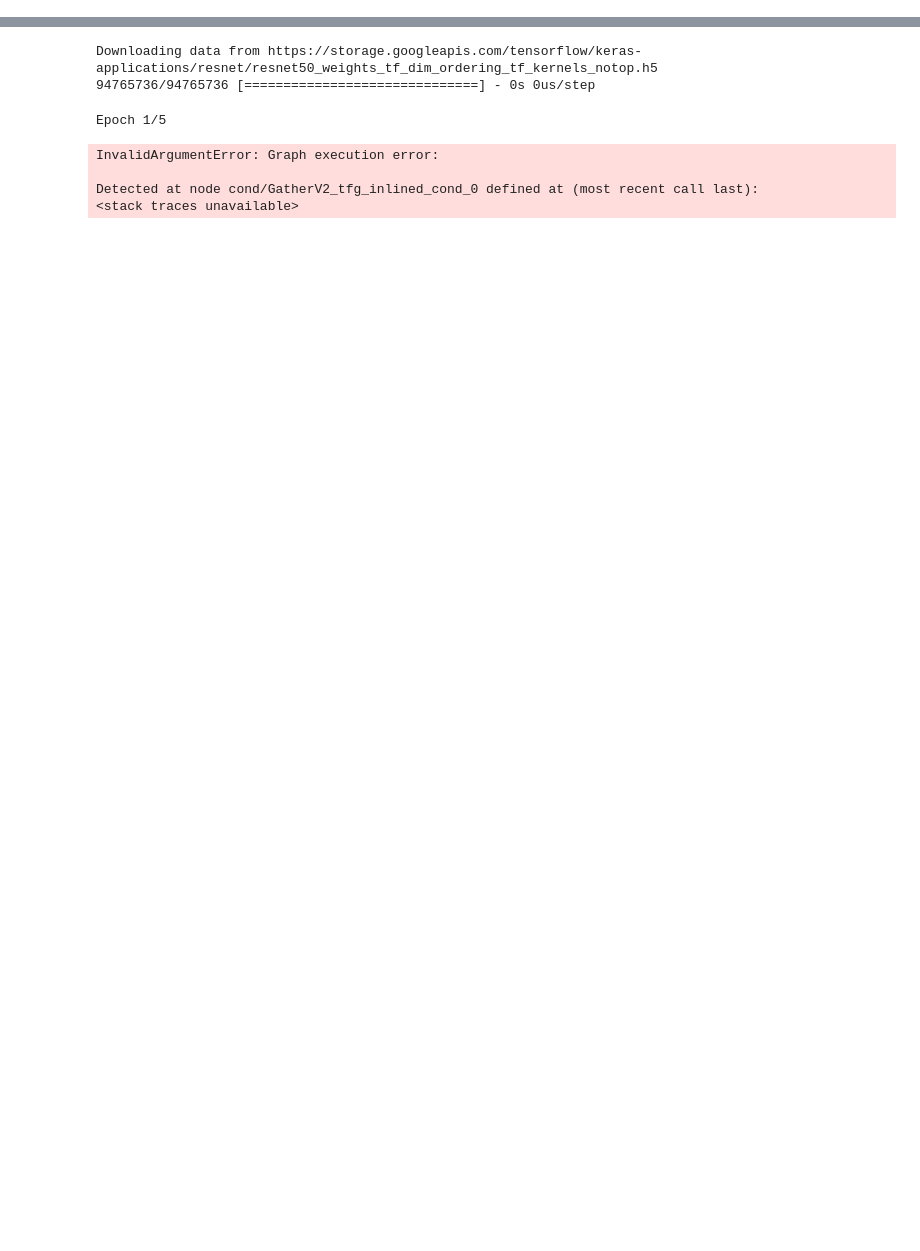
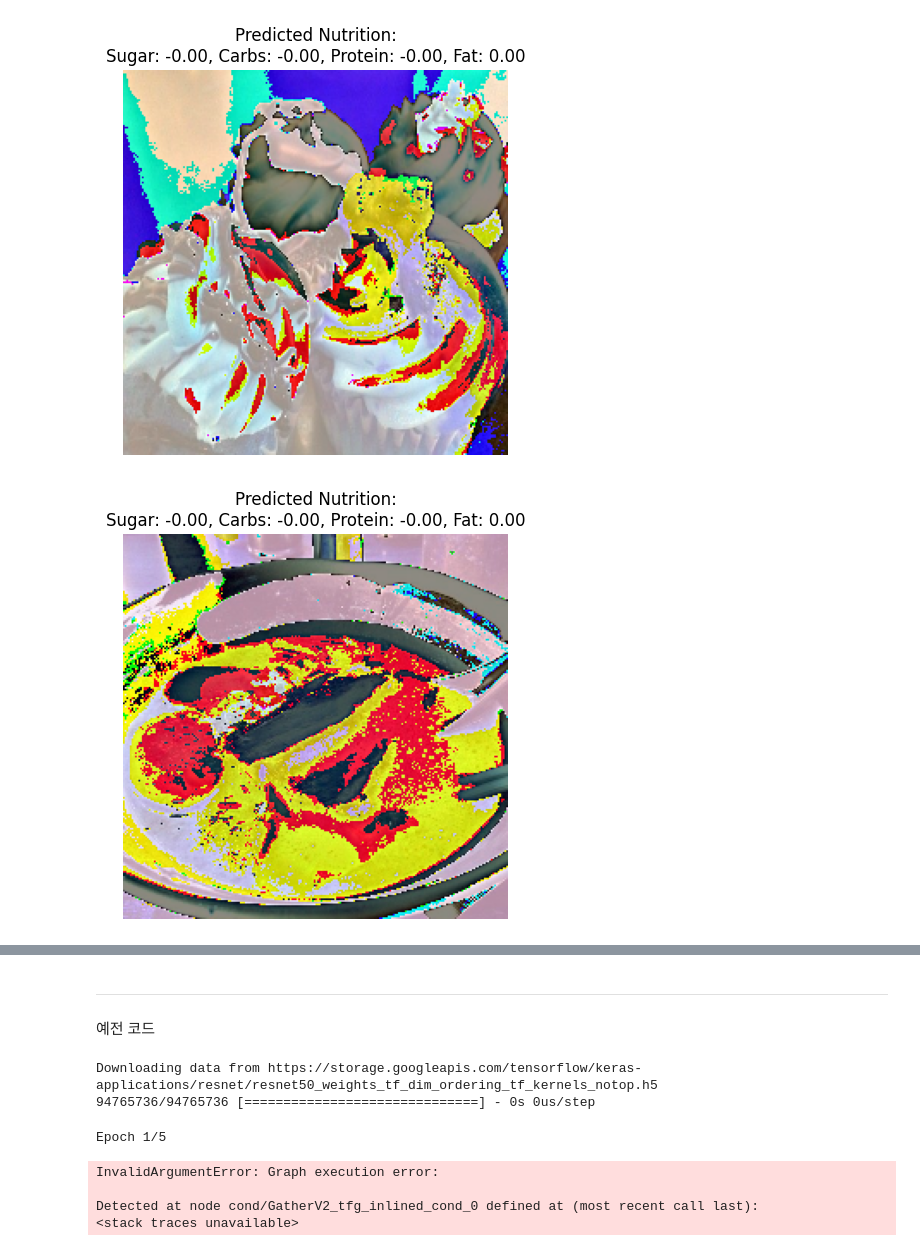
Before and after one commit to minzee09/food-nutrition-image-recognizer-AI, a Jupyter notebook: resnet_food_nutrition.ipynb, the cells around one changed output, grey strips where cells are left out. Drawn from its saved outputs; the diff is of its cells as text; code cells hidden in the pictures; blank space fills up the shorter version.

```diff
--- a/resnet_food_nutrition.ipynb
+++ b/resnet_food_nutrition.ipynb
@@ -9,0 +47,10 @@ food101_dataset = tfds.load('food101', split='train', as_supervised=True)
+# %%
+# ResNet50 모델 로드 및 커스터마이즈
+resnet_model = ResNet50(weights='imagenet', include_top=False, input_shape=(224, 224, 3))
+
+model = tf.keras.Sequential([
+    resnet_model,
+    tf.keras.layers.GlobalAveragePooling2D(),
+    tf.keras.layers.Dense(128, activation='relu'),
+    tf.keras.layers.Dense(4)
+])
@@ -9,0 +60,8 @@ food101_dataset = tfds.load('food101', split='train', as_supervised=True)
+# %%
+# 모델 컴파일
+model.compile(optimizer='adam',
+              loss='mean_squared_error',
+              metrics=['accuracy'])
+# %%
+# 모델 학습
+model.fit(food101_dataset, epochs=5)
@@ -9,0 +122,27 @@ food101_dataset = tfds.load('food101', split='train', as_supervised=True)
+# %%
+#시각화
+import matplotlib.pyplot as plt
+
+# 테스트 데이터셋 로드 및 전처리
+food101_test_dataset = tfds.load('food101', split='validation', as_supervised=True)
+food101_test_dataset = food101_test_dataset.map(preprocess_and_map, num_parallel_calls=tf.data.experimental.AUTOTUNE)
+food101_test_dataset = food101_test_dataset.batch(batch_size).prefetch(tf.data.experimental.AUTOTUNE)
+
+# 샘플 이미지와 예측된 영양 성분 정보를 출력
+def plot_image_and_nutrition(image, true_nutrition, predicted_nutrition):
+    plt.figure(figsize=(5, 5))
+    plt.imshow(image)
+    plt.axis('off')
+    plt.title("Predicted Nutrition:\nSugar: {:.2f}, Carbs: {:.2f}, Protein: {:.2f}, Fat: {:.2f}".format(
+        predicted_nutrition[0], predicted_nutrition[1], predicted_nutrition[2], predicted_nutrition[3]))
+    plt.show()
+
+# 모델 평가 및 예측 결과 출력
+for images, true_nutritions in food101_test_dataset.take(1):
+    predictions = model.predict(images)
+    for i in range(5):  # 상위 5개 샘플에 대해 예측 결과 출력
+        image = images[i].numpy().astype("uint8")
+        true_nutrition = true_nutritions[i].numpy()
+        predicted_nutrition = predictions[i]
+        plot_image_and_nutrition(image, true_nutrition, predicted_nutrition)
+# %% [output]
@@ -9,0 +150,2 @@ food101_dataset = tfds.load('food101', split='train', as_supervised=True)
+[figure, added]
+[figure, added]
@@ -10,3 +155,7 @@ food101_dataset = tfds.load('food101', split='train', as_supervised=True)
+# %% [markdown]
+-----------------------------------------
+# %% [markdown]
+예전 코드
 # %%
 # Load the ResNet50 model pre-trained on ImageNet dataset
 resnet_model = ResNet50(weights='imagenet', include_top=False, input_shape=(224, 224, 3))
```
Also changed, not shown: parts of 10 cells of this notebook.
